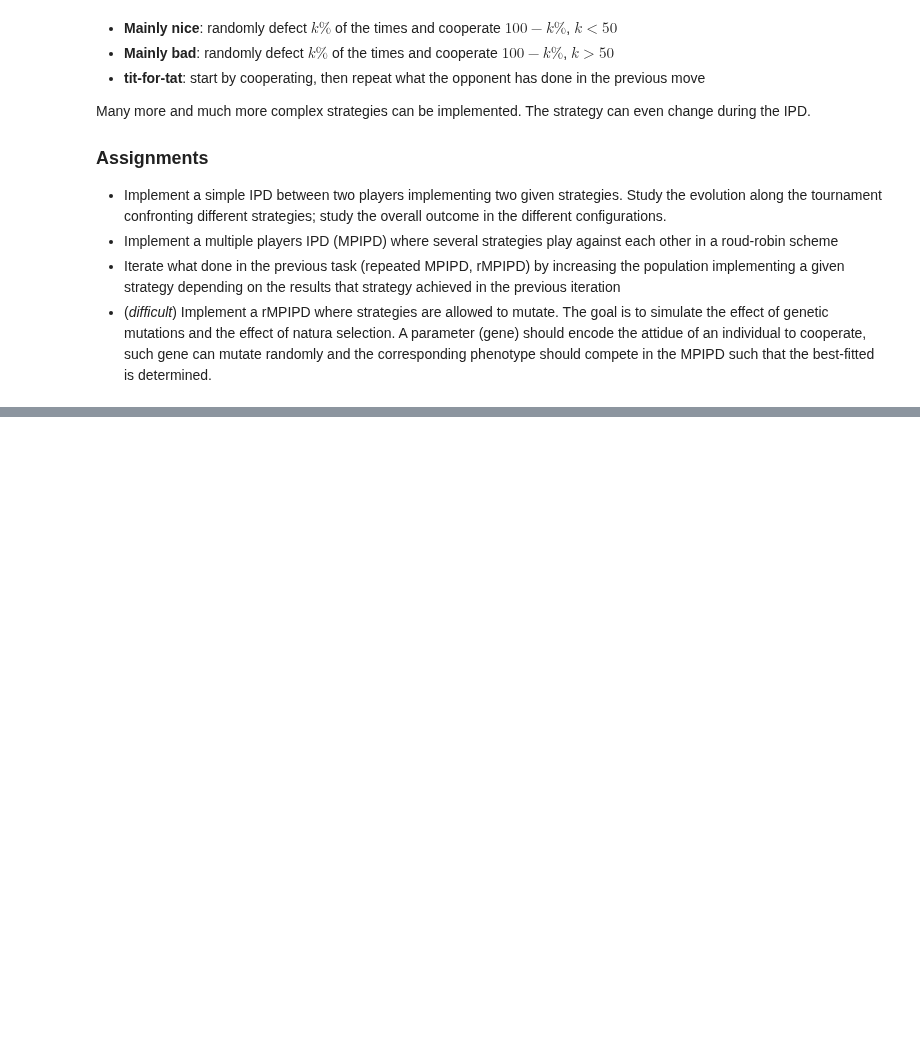
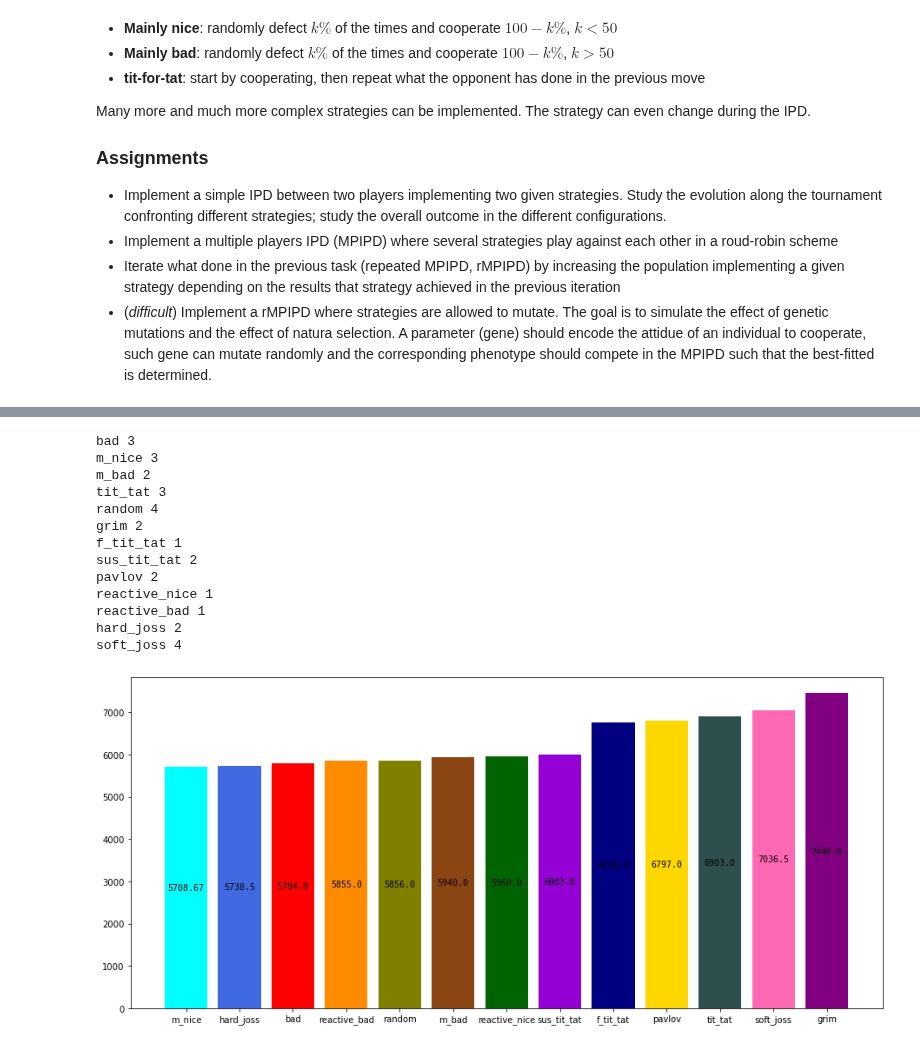
Before and after one commit to luca430/prisoner_dilemma, a Jupyter notebook: Project.ipynb, the cells around one changed output, grey strips where cells are left out. Drawn from its saved outputs; the diff is of its cells as text; code cells hidden in the pictures; blank space fills up the shorter version.

```diff
--- a/Project.ipynb
+++ b/Project.ipynb
@@ -105,21 +121,36 @@ display(df)
 # %%
 #Point 2)
 
 s = ['nice','bad','m_nice','m_bad','tit_tat',
     'random','grim','f_tit_tat','sus_tit_tat',
     'pavlov','reactive_nice','reactive_bad',
     'hard_joss','soft_joss']
 
 h = npr.randint(0,len(s),size=30)
 unique, n_strategies = np.unique(h,return_counts=True)
 
 for a,b in zip(unique,n_strategies): print(s[a],b)
 
 unique, media, n_strat = pris_dil.round_robin(h,s,ord=True)
 
 s_unique = [s[val] for val in unique]
 
-grf.graph_bar(s_unique,media,s)
+grf.graph_bar(media,unique,s)
+# %% [output]
+bad 3
+m_nice 3
+m_bad 2
+tit_tat 3
+random 4
+grim 2
+f_tit_tat 1
+sus_tit_tat 2
+pavlov 2
+reactive_nice 1
+reactive_bad 1
+hard_joss 2
+soft_joss 4
+[figure, added]
 # %%
 #Point 3)
 
```
Also changed, not shown: parts of 3 cells of this notebook, 1 other file.
